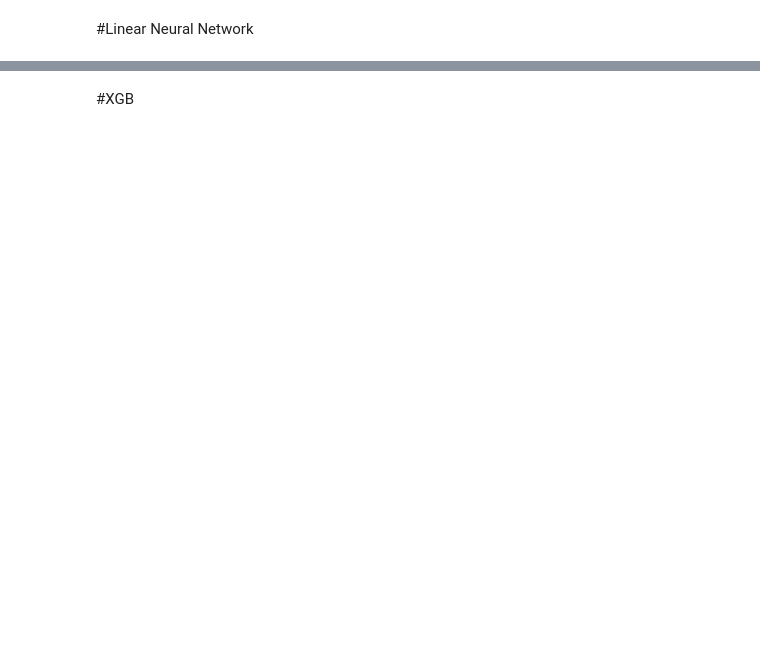
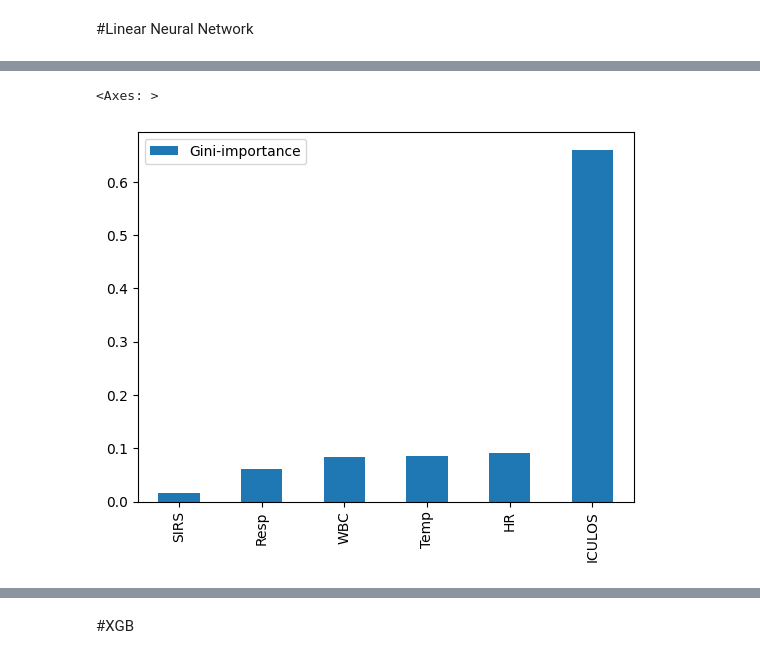
Before and after one commit to almog2065/Sepsis, a Jupyter notebook: lab.ipynb, the cells around one changed output, grey strips where cells are left out. Cells and saved outputs as stored; diff of their text form; code cells hidden in the pictures; blank space fills up the shorter version.

```diff
--- a/lab.ipynb
+++ b/lab.ipynb
@@ -669,0 +979,3 @@ f1_score(y_true, y_pred, average='binary')
+# %%
+last_rows['SIRS'] = 0
+last_rows_test['SIRS'] = 0
@@ -669,0 +984,13 @@ f1_score(y_true, y_pred, average='binary')
+# %%
+for id in last_rows['patient_ID'].unique():
+  row_index = last_rows.loc[last_rows['patient_ID'] == id].index[0]
+  count = 0
+  if last_rows.at[row_index, 'Temp'] < 36 or last_rows.at[row_index, 'Temp'] > 38:
+    count +=1
+  if last_rows.at[row_index, 'HR'] >  90:
+    count +=1
+  if last_rows.at[row_index, 'Resp'] > 20:
+    count +=1
+  if last_rows.at[row_index, 'WBC'] < 4 or last_rows.at[row_index, 'WBC'] > 12:
+    count +=1
+  last_rows.at[row_index , 'SIRS'] = count
@@ -669,0 +1010,6 @@ f1_score(y_true, y_pred, average='binary')
+# %%
+medical_signs = ['ICULOS', 'Temp', 'HR', 'WBC', 'Resp', 'SIRS']
+y_train = last_rows["SepsisLabel"]
+X_train = last_rows[medical_signs]
+y_test = last_rows_test["SepsisLabel"]
+X_test = last_rows_test[medical_signs]
@@ -669,0 +1023,15 @@ f1_score(y_true, y_pred, average='binary')
+# %%
+import pandas as pd
+%matplotlib inline
+#do code to support model
+#"data" is the X dataframe and model is the SKlearn object
+
+feats = {} # a dict to hold feature_name: feature_importance
+for feature, importance in zip(X_train.columns, model.feature_importances_):
+    feats[feature] = importance #add the name/value pair
+
+importances = pd.DataFrame.from_dict(feats, orient='index').rename(columns={0: 'Gini-importance'})
+importances.sort_values(by='Gini-importance').plot(kind='bar', rot=90)
+# %% [output]
+<Axes: >
+[figure, added]
```
Also changed, not shown: parts of 54 cells of this notebook.
